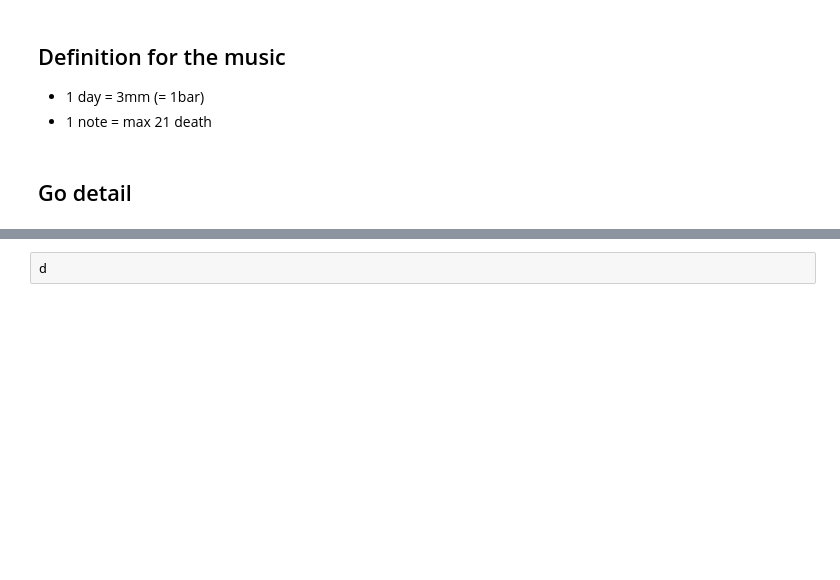
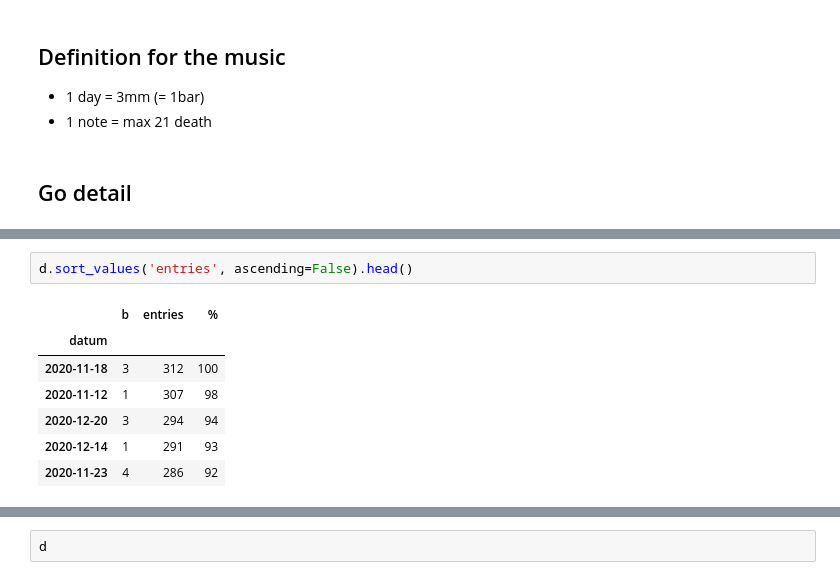
Before and after one commit to simonhuwiler/crowns-and-tears, a Jupyter notebook: python/death export.ipynb, the cells around one changed output, grey strips where cells are left out. Cells and saved outputs as stored; diff of their text form; blank space fills up the shorter version.

```diff
--- a/python/death export.ipynb
+++ b/python/death export.ipynb
@@ -67,3 +67,13 @@ d['entries'].plot.bar(figsize=(15, 3))
+# %%
+d.sort_values('entries', ascending=False).head()
+# %% [output]
+|  | b | entries | % |
+| datum |  |  |  |
+| 2020-11-18 | 3 | 312 | 100 |
+| 2020-11-12 | 1 | 307 | 98 |
+| 2020-12-20 | 3 | 294 | 94 |
+| 2020-12-14 | 1 | 291 | 93 |
+| 2020-11-23 | 4 | 286 | 92 |
 # %%
 d['entries'].plot(figsize=(15, 3))
 # %% [output]
```
Also changed, not shown: parts of 3 cells of this notebook, 14 other files.
